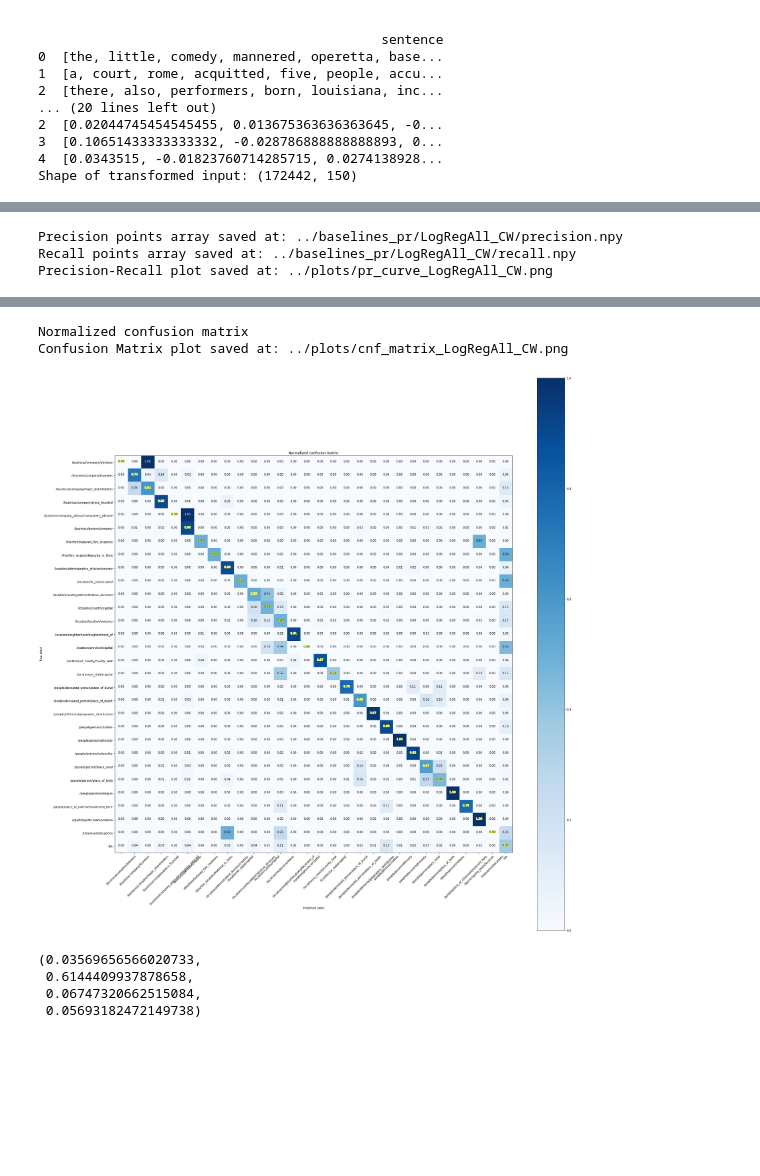
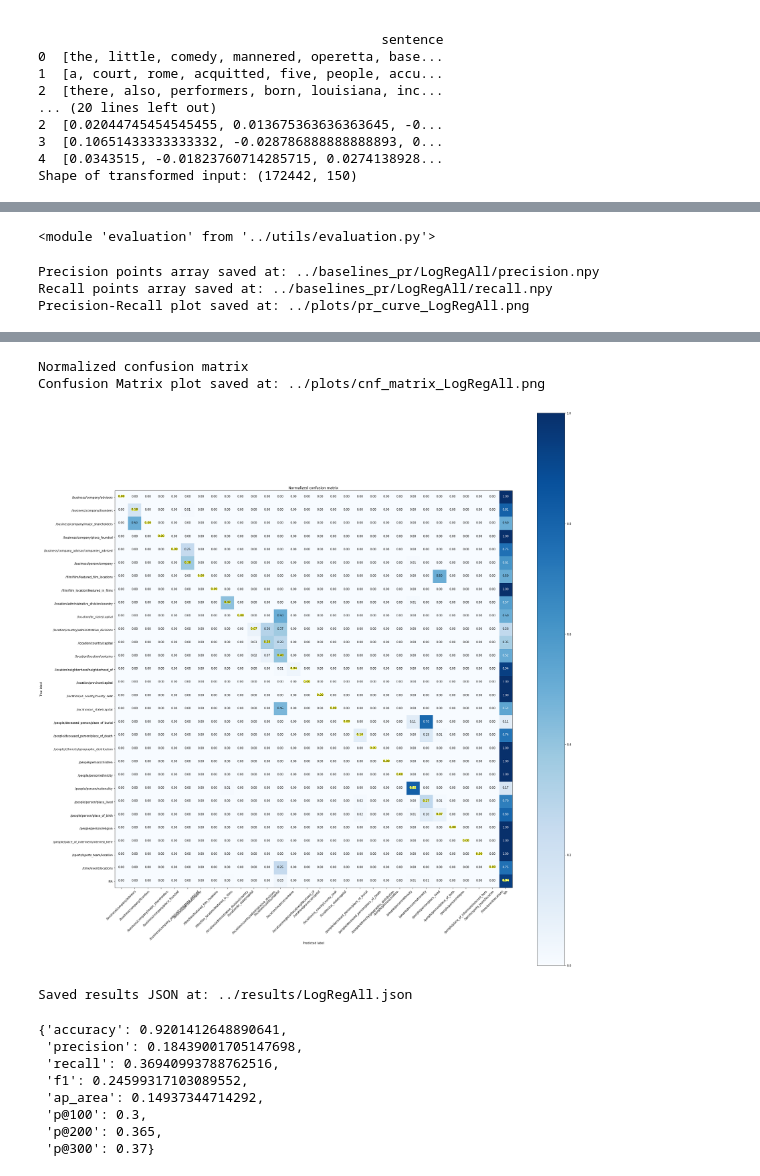
Before and after one commit to antonpetkoff/relation-extraction, a Jupyter notebook: notebooks/log_reg_word_embeddings_all.ipynb, the cells around one changed output, grey strips where cells are left out. Drawn from its saved outputs; the diff is of its cells as text; code cells hidden in the pictures; blank space fills up the shorter version.

Commit message:
Compute and save Precision @ N metric results

```diff
--- a/notebooks/log_reg_word_embeddings_all.ipynb
+++ b/notebooks/log_reg_word_embeddings_all.ipynb
@@ -25,7 +25,7 @@ import log_reg_word_embeddings_all
 <module 'visualization' from '../utils/visualization.py'>
 <module 'evaluation' from '../utils/evaluation.py'>
 # %%
-NAME = 'LogRegAll_CW'
+NAME = 'LogRegAll'
 # %%
 df_train = data_utils.load_data_set('../data/train/train.csv')
 df_train_x = df_train[['head.word', 'tail.word', 'sentence']]
@@ -198,7 +194,7 @@ with open('../data/classes.json') as f:
     classes_json = json.load(f)
 classes = np.asarray(list(classes_json.keys()))
 # %%
-# importlib.reload(evaluation)
+importlib.reload(evaluation)
 
 evaluation.evaluate(
     y_actual=gold_labels.values.reshape(-1, 1),
@@ -208,6 +204,7 @@ evaluation.evaluate(
     name=NAME
 )
 # %% [output]
-Precision points array saved at: ../baselines_pr/LogRegAll_CW/precision.npy
-Recall points array saved at: ../baselines_pr/LogRegAll_CW/recall.npy
-Precision-Recall plot saved at: ../plots/pr_curve_LogRegAll_CW.png
+<module 'evaluation' from '../utils/evaluation.py'>
+Precision points array saved at: ../baselines_pr/LogRegAll/precision.npy
+Recall points array saved at: ../baselines_pr/LogRegAll/recall.npy
+Precision-Recall plot saved at: ../plots/pr_curve_LogRegAll.png
@@ -215,7 +212,12 @@ Precision-Recall plot saved at: ../plots/pr_curve_LogRegAll_CW.png
-Normalized confusion matrix
-Confusion Matrix plot saved at: ../plots/cnf_matrix_LogRegAll_CW.png
+Normalized confusion matrix
+Confusion Matrix plot saved at: ../plots/cnf_matrix_LogRegAll.png
-[figure, old version]
+[figure, new version]
-(0.03569656566020733,
- 0.6144409937878658,
- 0.06747320662515084,
- 0.05693182472149738)
+Saved results JSON at: ../results/LogRegAll.json
+{'accuracy': 0.9201412648890641,
+ 'precision': 0.18439001705147698,
+ 'recall': 0.36940993788762516,
+ 'f1': 0.24599317103089552,
+ 'ap_area': 0.14937344714292,
+ 'p@100': 0.3,
+ 'p@200': 0.365,
+ 'p@300': 0.37}
```
Also changed, not shown: parts of 5 cells of this notebook, 5 other files.
